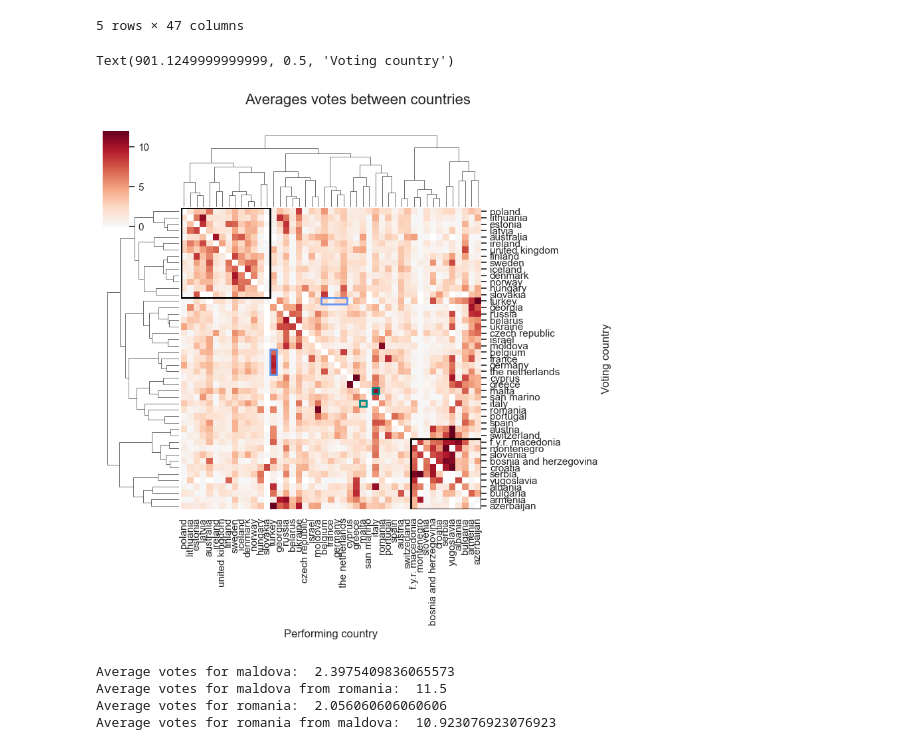
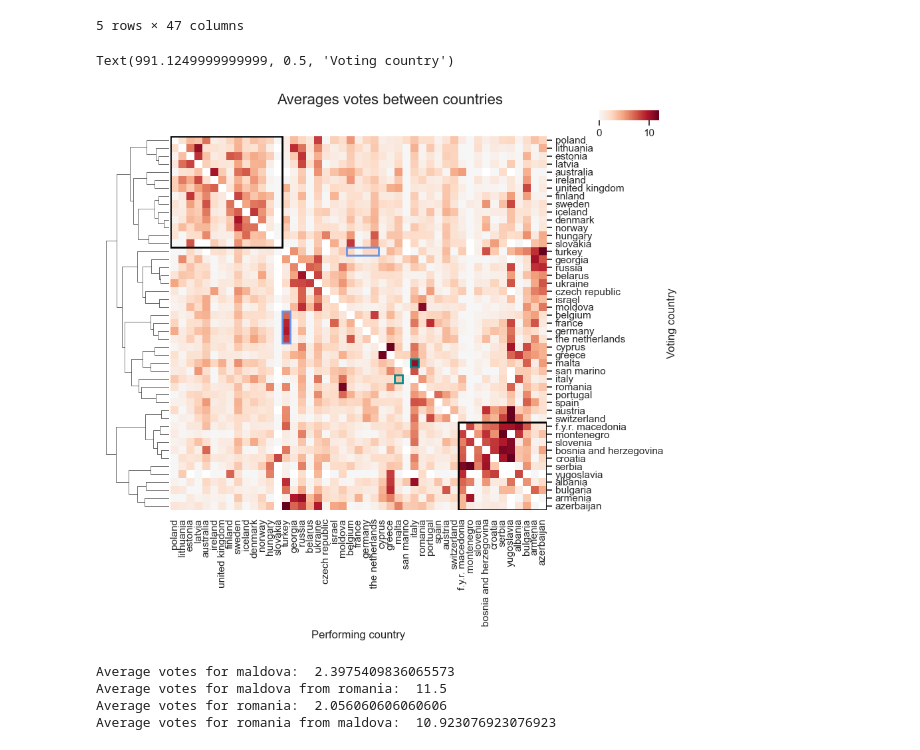
Before and after one commit to KatrionaGoldmann/Eurovision_TDS, a Jupyter notebook: eurovision/notebooks/voting_visualisations.ipynb, the cells around one changed output. Saved outputs shown, nothing was run; the diff lists cells and outputs as text; code cells hidden in the pictures.

```diff
--- a/eurovision/notebooks/voting_visualisations.ipynb
+++ b/eurovision/notebooks/voting_visualisations.ipynb
@@ -406,43 +406,40 @@ df_heatmap2 = df_heatmap.copy()
 # row order to match column order
 df_heatmap2 = df_heatmap2.reindex(df_heatmap2.columns)
 
-# replace NaN with 0
-#df_heatmap2 = df_heatmap2.fillna(0)
-
 row_dism = 1 - df_heatmap2.T.corr()
 row_linkage = hc.linkage(sp.distance.squareform(row_dism), method='complete')
-# col_dism = 1 - df_heatmap2.corr()
-# col_linkage = hc.linkage(sp.distance.squareform(col_dism), method='complete')
 
 
 plot = sns.clustermap(df_heatmap2, row_linkage=row_linkage, col_linkage=row_linkage,
-                figsize=(8,8), mask=df_heatmap2.isnull(),
+                figsize=(9,8), mask=df_heatmap2.isnull(),
+                dendrogram_ratio= [0.15, 0.01],
+                cbar_pos = (0.85,1,0.1,.019), # x,y, delta x, delta y
+                cbar_kws={"orientation": "horizontal"},
                 cmap='RdBu_r', center=0, xticklabels=1, yticklabels=1)
 
 plot.ax_col_dendrogram.set_visible(False)
 
 from matplotlib.patches import Rectangle
 ax = plot.ax_heatmap
 
 ax.add_patch(Rectangle((0, 0), 14, 14, fill=False, edgecolor='black', lw=2))
 ax.add_patch(Rectangle((df_heatmap2.shape[1]-11, df_heatmap2.shape[1]-11), 11, 11, fill=False, edgecolor='black', lw=2))
-
 
 # asymmetric countries to highlight
 ax.add_patch(Rectangle((14, 22), 1, 4, fill=False, edgecolor='cornflowerblue', lw=2)) # turkey
 ax.add_patch(Rectangle((22, 14), 4, 1, fill=False, edgecolor='cornflowerblue', lw=2))
 
 ax.add_patch(Rectangle((30, 28), 1, 1, fill=False, edgecolor='darkcyan', lw=2)) # malta
 ax.add_patch(Rectangle((28, 30), 1, 1, fill=False, edgecolor='darkcyan', lw=2))
 
 #ax.add_patch(Rectangle((21, 31), 1, 1, fill=False, edgecolor='rebeccapurple', lw=2)) # malta
 #ax.add_patch(Rectangle((31, 21), 1, 1, fill=False, edgecolor='rebeccapurple', lw=2))
 
 plot.fig.suptitle('Averages votes between countries', fontsize=16, y=1.05)
 plot.ax_heatmap.set_ylabel('Voting country')
 # %% [output]
-Text(901.1249999999999, 0.5, 'Voting country')
+Text(991.1249999999999, 0.5, 'Voting country')
-[figure, old version]
+[figure, new version]
 # %%
 print("Average votes for maldova: ", \
     df.loc[(df['To country'] == 'MD')]['Votes'].mean() )
```
Also changed, not shown: parts of 1 cell of this notebook, 1 other file.
